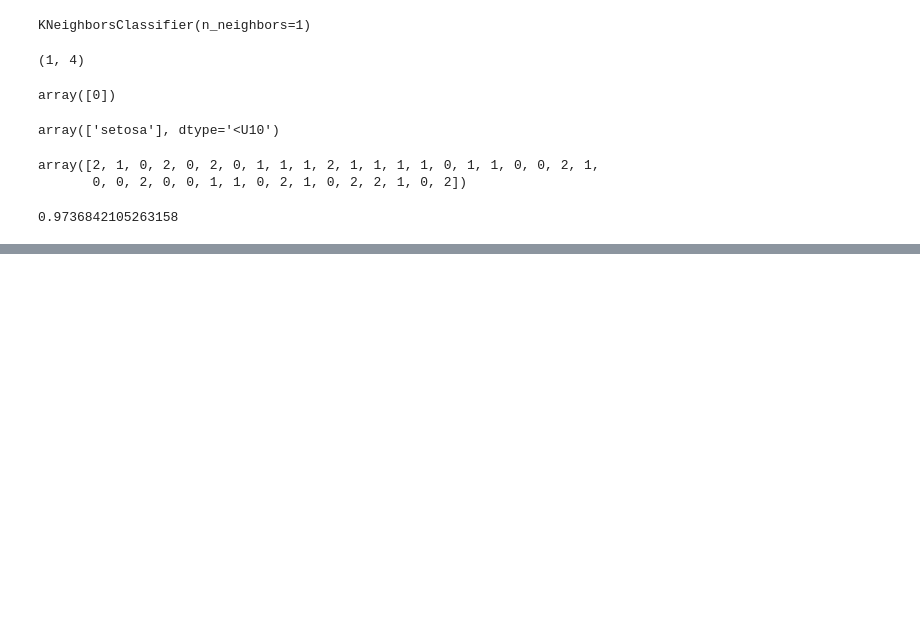
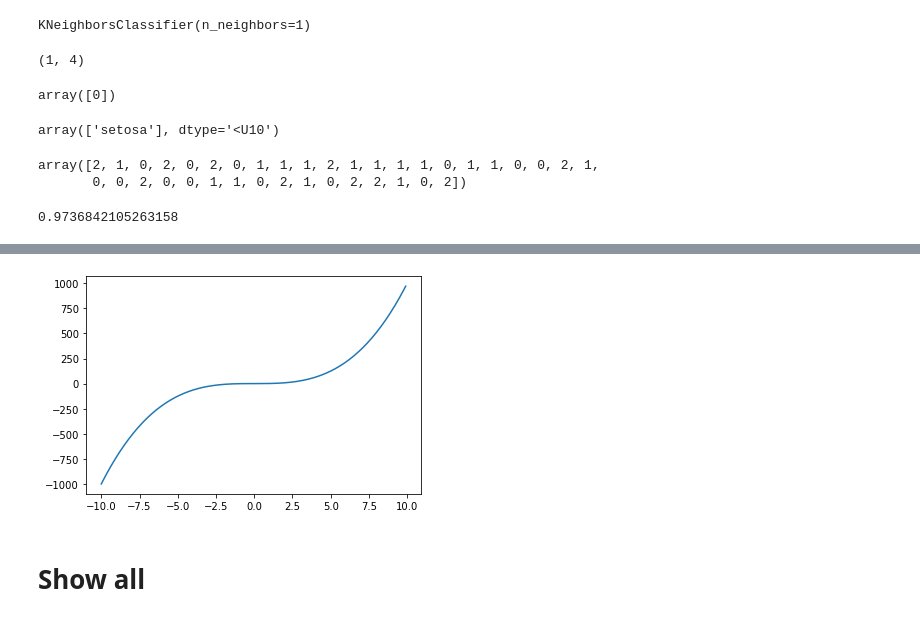
Before and after one commit to alena-lark/ML-firststeps, a Jupyter notebook: first_try.ipynb, the cells around one changed output, grey strips where cells are left out. Cells and saved outputs as stored; diff of their text form; code cells hidden in the pictures; blank space fills up the shorter version.

```diff
--- a/first_try.ipynb
+++ b/first_try.ipynb
@@ -92,0 +457,10 @@ np.mean(y_pred == y_test)
+# %%
+x = np.arange(-10, 10, 0.1)
+y = x ** 3
+
+plt.plot(x, y)
+plt.show()
+# %% [output]
+[figure, added]
+# %% [markdown]
+# Show all
```
Also changed, not shown: parts of 69 cells of this notebook, 2 other files.
